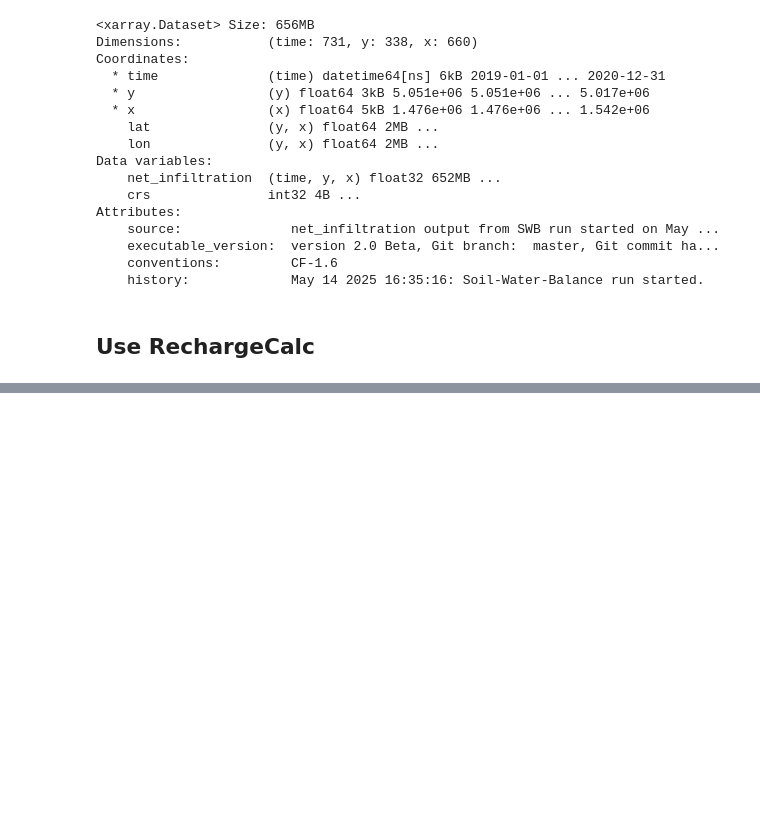
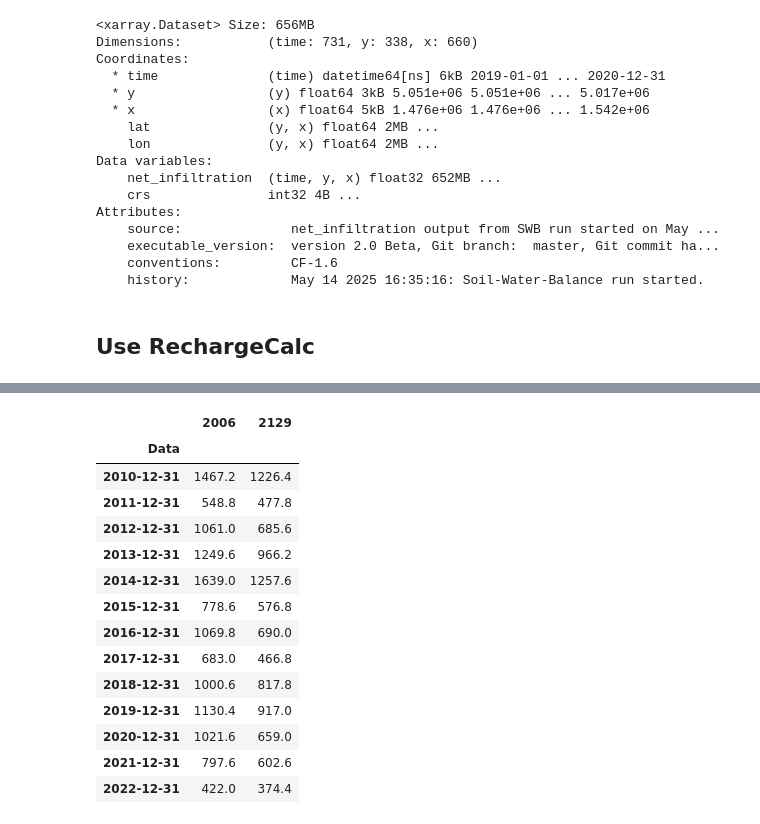
Before and after one commit to paolchol/E-OBS-SWB2, a Jupyter notebook: Python/utility/manage_input_output_swb2_MODELMI19.ipynb, the cells around one changed output, grey strips where cells are left out. Saved outputs shown, nothing was run; the diff lists cells and outputs as text; code cells hidden in the pictures; blank space fills up the shorter version.

```diff
--- a/Python/utility/manage_input_output_swb2_MODELMI19.ipynb
+++ b/Python/utility/manage_input_output_swb2_MODELMI19.ipynb
@@ -360,0 +315,18 @@ dtype: float64
+# %%
+stat[sel].resample('1YE').sum().loc['2010-01-01':, ]
+# %% [output]
+|  | 2006 | 2129 |
+| Data |  |  |
+| 2010-12-31 | 1467.2 | 1226.4 |
+| 2011-12-31 | 548.8 | 477.8 |
+| 2012-12-31 | 1061.0 | 685.6 |
+| 2013-12-31 | 1249.6 | 966.2 |
+| 2014-12-31 | 1639.0 | 1257.6 |
+| 2015-12-31 | 778.6 | 576.8 |
+| 2016-12-31 | 1069.8 | 690.0 |
+| 2017-12-31 | 683.0 | 466.8 |
+| 2018-12-31 | 1000.6 | 817.8 |
+| 2019-12-31 | 1130.4 | 917.0 |
+| 2020-12-31 | 1021.6 | 659.0 |
+| 2021-12-31 | 797.6 | 602.6 |
+| 2022-12-31 | 422.0 | 374.4 |
```
Also changed, not shown: parts of 31 cells of this notebook.
